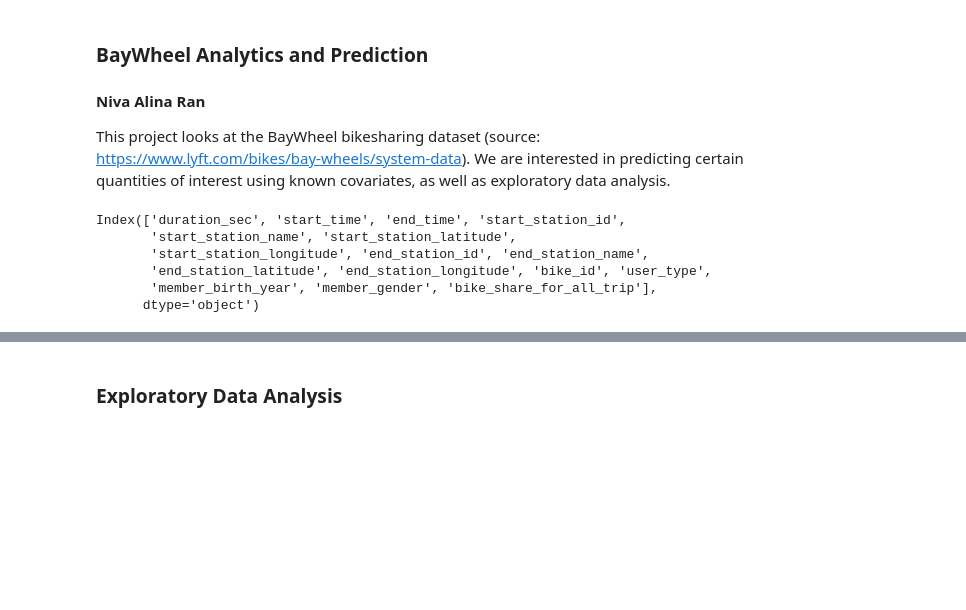
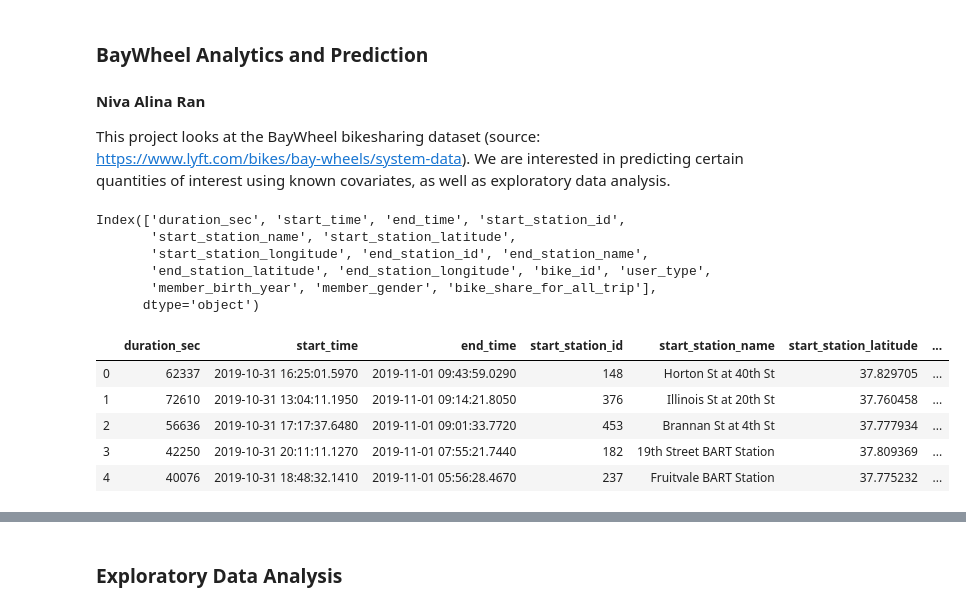
Before and after one commit to nivalle/BayWheelPredict, a Jupyter notebook: BayWheel Prediction.ipynb, the cells around one changed output, grey strips where cells are left out. Cells and saved outputs as stored; diff of their text form; code cells hidden in the pictures; blank space fills up the shorter version.

```diff
--- a/BayWheel Prediction.ipynb
+++ b/BayWheel Prediction.ipynb
@@ -19,11 +19,18 @@ from dateutil.parser import parse
 This project looks at the BayWheel bikesharing dataset (source: https://www.lyft.com/bikes/bay-wheels/system-data). We are interested in predicting certain quantities of interest using known covariates, as well as exploratory data analysis.
 # %%
 df_raw = pd.read_csv("201910-baywheels-tripdata.csv")
-df_raw.columns
+print(df_raw.columns)
+df_raw.head(5)
 # %% [output]
 Index(['duration_sec', 'start_time', 'end_time', 'start_station_id',
        'start_station_name', 'start_station_latitude',
        'start_station_longitude', 'end_station_id', 'end_station_name',
        'end_station_latitude', 'end_station_longitude', 'bike_id', 'user_type',
        'member_birth_year', 'member_gender', 'bike_share_for_all_trip'],
       dtype='object')
+|  | duration_sec | start_time | end_time | start_station_id | start_station_name | start_station_latitude | ... |
+| 0 | 62337 | 2019-10-31 16:25:01.5970 | 2019-11-01 09:43:59.0290 | 148 | Horton St at 40th St | 37.829705 | ... |
+| 1 | 72610 | 2019-10-31 13:04:11.1950 | 2019-11-01 09:14:21.8050 | 376 | Illinois St at 20th St | 37.760458 | ... |
+| 2 | 56636 | 2019-10-31 17:17:37.6480 | 2019-11-01 09:01:33.7720 | 453 | Brannan St at 4th St | 37.777934 | ... |
+| 3 | 42250 | 2019-10-31 20:11:11.1270 | 2019-11-01 07:55:21.7440 | 182 | 19th Street BART Station | 37.809369 | ... |
+| 4 | 40076 | 2019-10-31 18:48:32.1410 | 2019-11-01 05:56:28.4670 | 237 | Fruitvale BART Station | 37.775232 | ... |
```
Also changed, not shown: parts of 13 cells of this notebook, 1 other file.
